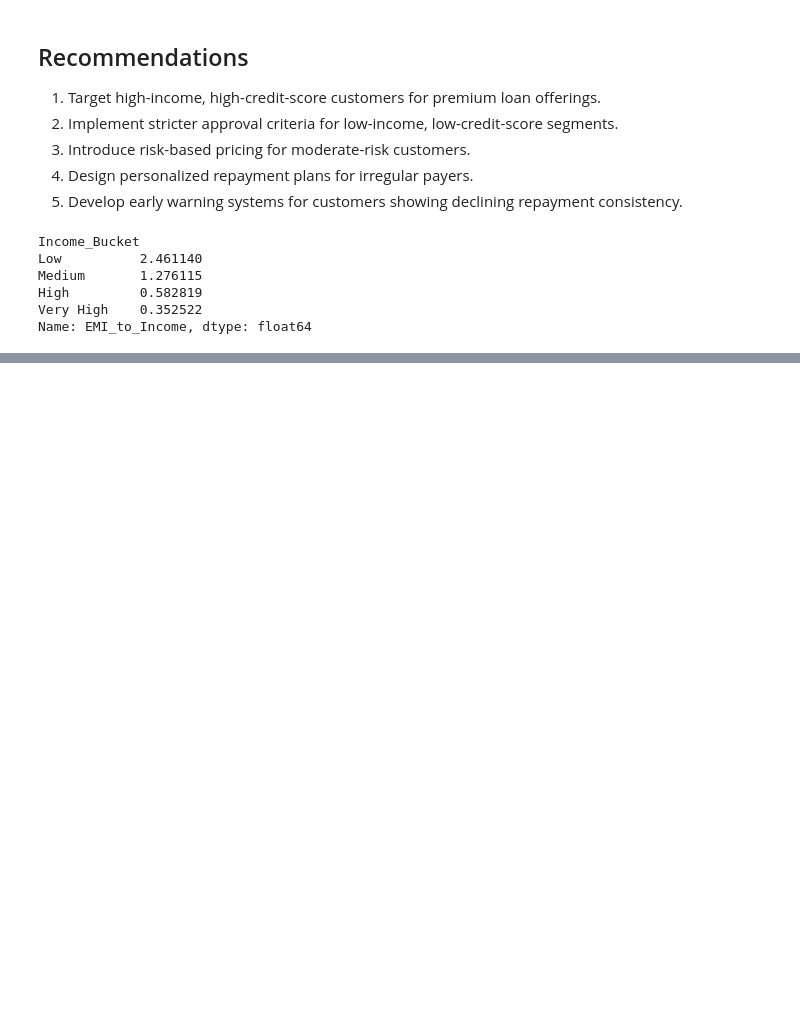
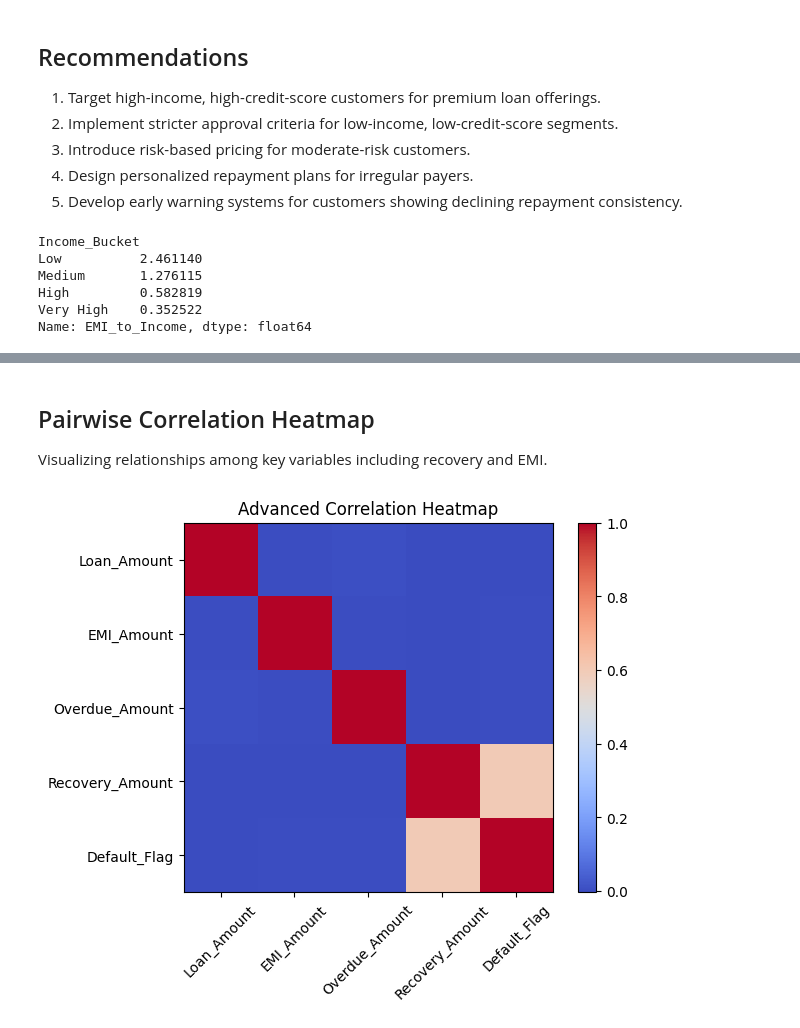
Before and after one commit to madhurmd/hero-fincorp-loan-analysis, a Jupyter notebook: notebooks/analysis.ipynb, the cells around one changed output, grey strips where cells are left out. Cells and saved outputs as stored; diff of their text form; code cells hidden in the pictures; blank space fills up the shorter version.

Commit message:
Completed Task 6 : Advanced Statistical Analysis  including a lot of correlations

```diff
--- a/notebooks/analysis.ipynb
+++ b/notebooks/analysis.ipynb
@@ -738,0 +777,15 @@ Name: EMI_to_Income, dtype: float64
+# %%
+# Merge recovery data
+adv_df = loans.merge(
+    customers[['Customer_ID', 'Credit_Score', 'Annual_Income']],
+    on='Customer_ID',
+    how='left'
+)
+
+adv_df = adv_df[['Loan_ID', 'Loan_Amount', 'Interest_Rate', 'Credit_Score',
+                 'Overdue_Amount', 'EMI_Amount', 'Default_Flag']].dropna()
+
+adv_df2 = adv_df.merge(defaults[['Loan_ID', 'Recovery_Amount']], on='Loan_ID', how='left')
+
+adv_df2 = adv_df2[['Loan_Amount', 'EMI_Amount', 'Overdue_Amount',
+                   'Recovery_Amount', 'Default_Flag']].fillna(0)
@@ -738,0 +812,24 @@ Name: EMI_to_Income, dtype: float64
+# %% [markdown]
+## Pairwise Correlation Heatmap
+
+Visualizing relationships among key variables including recovery and EMI.
+# %%
+# Merge recovery data
+adv_df2 = adv_df.merge(defaults[['Loan_ID', 'Recovery_Amount']], on='Loan_ID', how='left')
+
+adv_df2 = adv_df2[['Loan_Amount', 'EMI_Amount', 'Overdue_Amount',
+                   'Recovery_Amount', 'Default_Flag']].fillna(0)
+# %%
+plt.figure()
+
+plt.imshow(adv_df2.corr(), cmap='coolwarm', interpolation='none')
+plt.colorbar()
+
+cols = adv_df2.columns
+plt.xticks(range(len(cols)), cols, rotation=45)
+plt.yticks(range(len(cols)), cols)
+
+plt.title("Advanced Correlation Heatmap")
+plt.show()
+# %% [output]
+[figure, added]
```
Also changed, not shown: parts of 16 cells of this notebook.
